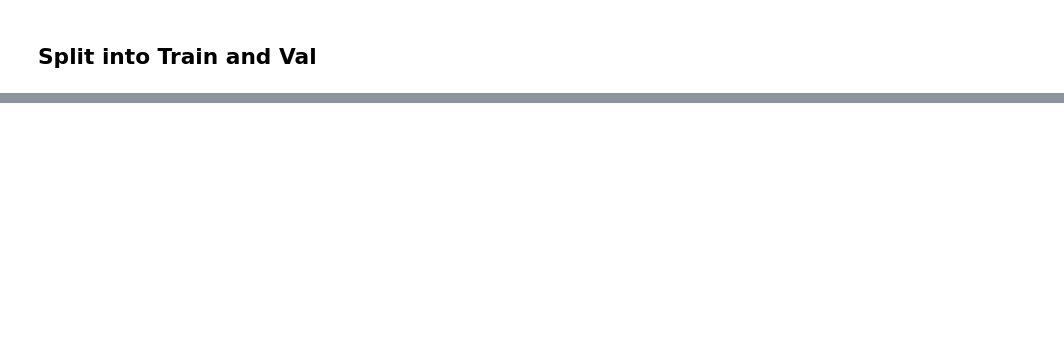
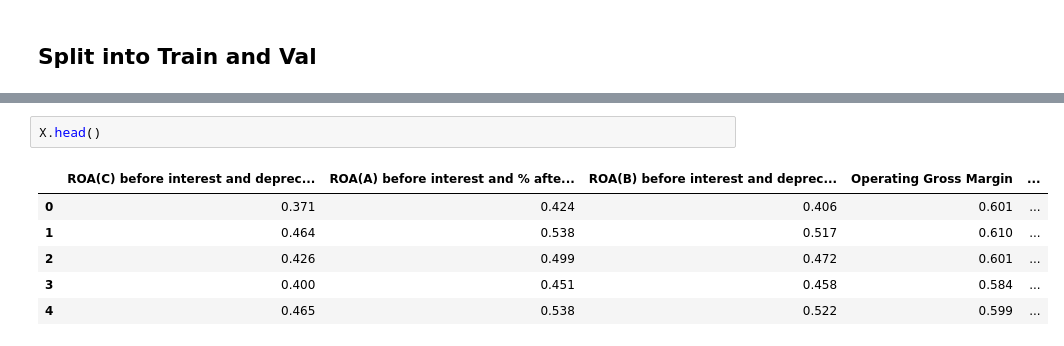
Before and after one commit to EnriqueNueve/CUB-Data-Science-Team-2022, a Jupyter notebook: ml_dev_tutorial/Data/dataPrep.ipynb, the cells around one changed output, grey strips where cells are left out. Saved outputs shown, nothing was run; the diff lists cells and outputs as text; blank space fills up the shorter version.

```diff
--- a/ml_dev_tutorial/Data/dataPrep.ipynb
+++ b/ml_dev_tutorial/Data/dataPrep.ipynb
@@ -26,0 +123,9 @@ print(raw_data.describe())
+# %%
+X.head()
+# %% [output]
+|  | ROA(C) before interest and deprec... | ROA(A) before interest and % afte... | ROA(B) before interest and deprec... | Operating Gross Margin | ... |
+| 0 | 0.371 | 0.424 | 0.406 | 0.601 | ... |
+| 1 | 0.464 | 0.538 | 0.517 | 0.610 | ... |
+| 2 | 0.426 | 0.499 | 0.472 | 0.601 | ... |
+| 3 | 0.400 | 0.451 | 0.458 | 0.584 | ... |
+| 4 | 0.465 | 0.538 | 0.522 | 0.599 | ... |
```
Also changed, not shown: parts of 19 cells of this notebook.
